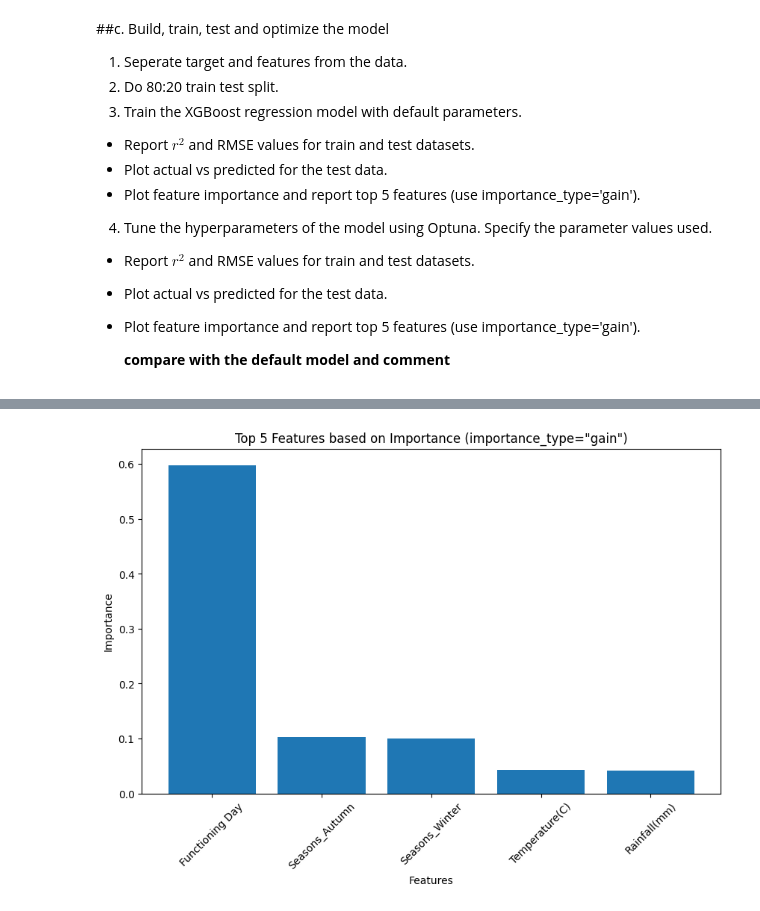
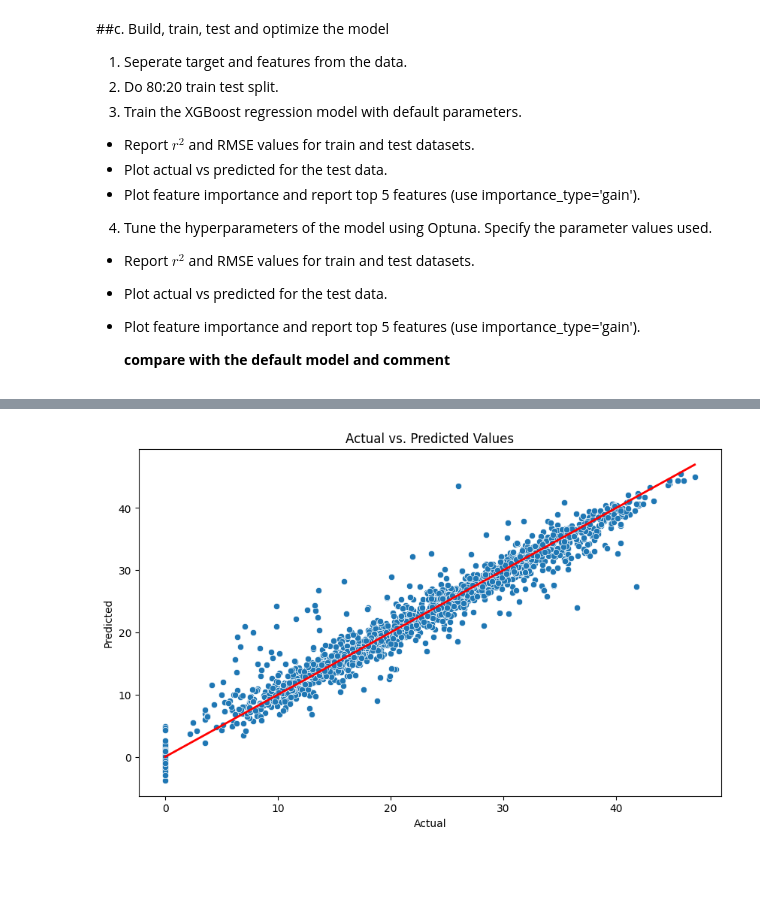
Before and after one commit to blackscreen-whitetext/AIDS, a Jupyter notebook: UMC301_Assignment_1b.ipynb, the cells around one changed output, grey strips where cells are left out. Saved outputs shown, nothing was run; the diff lists cells and outputs as text; code cells hidden in the pictures; blank space fills up the shorter version.

```diff
--- a/UMC301_Assignment_1b.ipynb
+++ b/UMC301_Assignment_1b.ipynb
@@ -468,2 +391,2 @@ Name: count, dtype: int64
 # %%
-data.drop(['Wind speed (m/s)','Solar Radiation (MJ/m2)',"Seasons"], axis=1, inplace=True)
+#data.drop(['Wind speed (m/s)','Solar Radiation (MJ/m2)',"Seasons"], axis=1, inplace=True)
@@ -492,3 +424,5 @@ data["Transformed Rented Bike Count"] = stats.yeojohnson(data['Rented Bike Count
   * Plot feature importance and report top 5 features (use importance_type='gain').
 
     **compare with the default model and comment**
+# %%
+data.drop(["Seasons"], axis=1, inplace=True)
@@ -503,7 +454,7 @@ from xgboost import XGBRegressor
 from sklearn.metrics import r2_score, mean_squared_error
 
 # Create an instance of XGBRegressor
-model = XGBRegressor()
+model = XGBRegressor(objective = "reg:squarederror",seed = 42)
 
 # Fit the model on the training data
 model.fit(X_train, y_train)
@@ -553,26 +489,0 @@ plt.show()
-# %%
-import matplotlib.pyplot as plt
-
-# Get the feature importance
-feature_importance = model.feature_importances_
-
-# Get the feature names
-feature_names = X_train.columns
-
-# Sort the feature importance in descending order
-sorted_indices = feature_importance.argsort()[::-1]
-
-# Get the top 5 features
-top_features = feature_names[sorted_indices][:5]
-top_importance = feature_importance[sorted_indices][:5]
-
-# Plot the feature importance
-plt.figure(figsize=(10, 6))
-plt.bar(top_features, top_importance)
-plt.xlabel('Features')
-plt.ylabel('Importance')
-plt.title('Top 5 Features based on Importance (importance_type="gain")')
-plt.xticks(rotation=45)
-plt.show()
-# %% [output]
-[figure, removed]
@@ -581,0 +490,10 @@ from sklearn.metrics import mean_squared_error
+# %%
+plt.figure(figsize=(10, 6))
+sns.scatterplot(x=y_test, y=y_test_pred)
+plt.plot([y_test.min(), y_test.max()], [y_test.min(), y_test.max()], color='red', lw=2)
+plt.xlabel('Actual')
+plt.ylabel('Predicted')
+plt.title('Actual vs. Predicted Values')
+plt.show()
+# %% [output]
+[figure, added]
```
Also changed, not shown: parts of 24 cells of this notebook.
